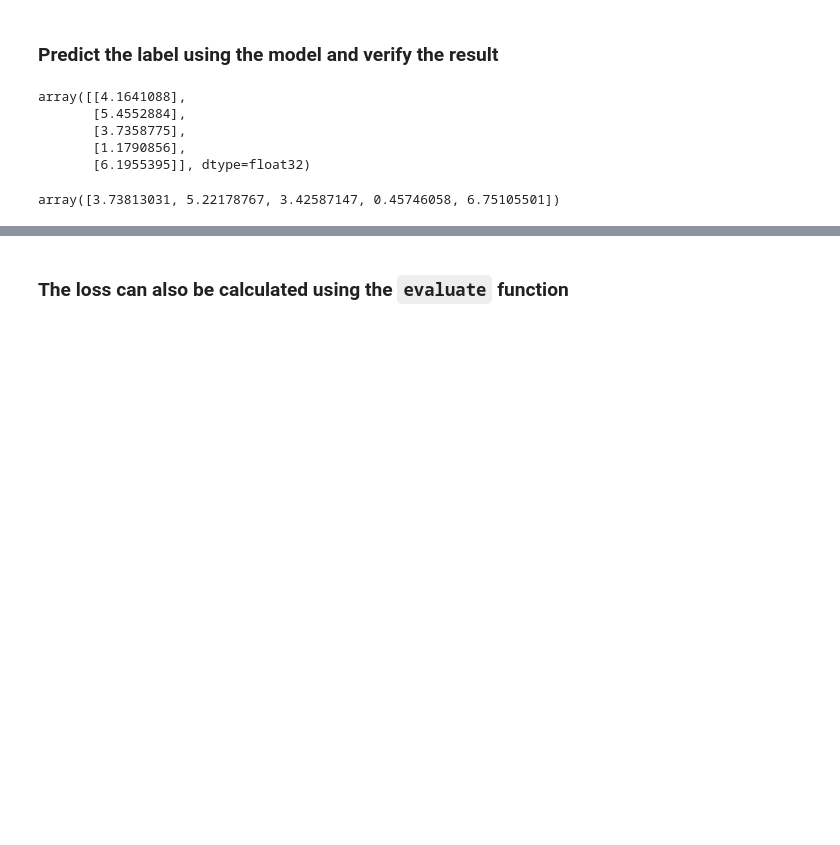
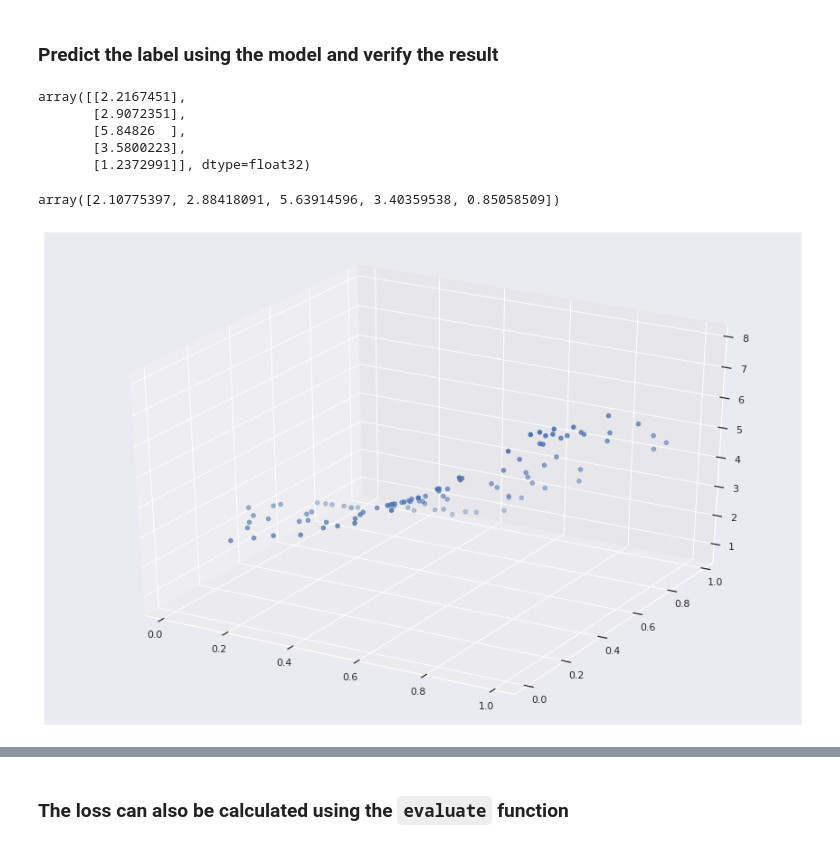
Before and after one commit to baluyotraf/lecture-neural-networks, a Jupyter notebook: demo/02_Keras.ipynb, the cells around one changed output, grey strips where cells are left out. Saved outputs shown, nothing was run; the diff lists cells and outputs as text; code cells hidden in the pictures; blank space fills up the shorter version.

Commit message:
Updated keras example to have plots

```diff
--- a/demo/02_Keras.ipynb
+++ b/demo/02_Keras.ipynb
@@ -8,12 +8,16 @@ This notebook shows how to solve a trivial problem by creating a network using t
 import numpy as np
 import tensorflow as tf
 import random
+from matplotlib import pyplot as plt
+import seaborn as sns
+
+sns.set()
 # %% [markdown]
 ### Define the connections of the nodes in the network
 # %%
 input_ = tf.keras.layers.Input(shape=(2,))
-dense1 = tf.keras.layers.Dense(2, activation='relu')(input_)
-dense2 = tf.keras.layers.Dense(5, activation='relu')(dense1)
+dense1 = tf.keras.layers.Dense(32, activation='relu')(input_)
+dense2 = tf.keras.layers.Dense(32, activation='relu')(dense1)
 output = tf.keras.layers.Dense(1)(dense2)
 # %% [markdown]
 ### Define a model from the input node to the last dense node
@@ -150,12 +157,22 @@ predictions = model.predict(X)
 # %%
 predictions[:5] # first 5 rows
 # %% [output]
-array([[4.1641088],
-       [5.4552884],
-       [3.7358775],
-       [1.1790856],
-       [6.1955395]], dtype=float32)
+array([[2.2167451],
+       [2.9072351],
+       [5.84826  ],
+       [3.5800223],
+       [1.2372991]], dtype=float32)
 # %%
 y[:5] # first 5 rows
 # %% [output]
-array([3.73813031, 5.22178767, 3.42587147, 0.45746058, 6.75105501])
+array([2.10775397, 2.88418091, 5.63914596, 3.40359538, 0.85058509])
+# %%
+def plot_3d(x, y, z, size):
+    fig = plt.figure(figsize=size)
+    ax = fig.add_subplot(111, projection='3d')
+    ax.scatter(x, y, z)
+    plt.show()
+# %%
+plot_3d(X[:, 0], X[:, 1], y, (15, 10))
+# %% [output]
+[figure, added]
```
Also changed, not shown: parts of 7 cells of this notebook.
